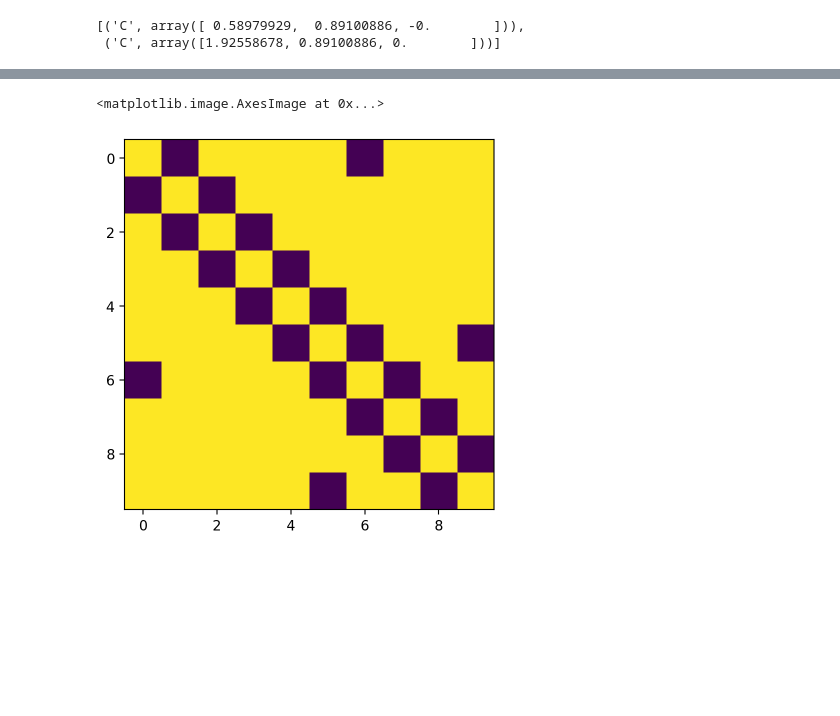
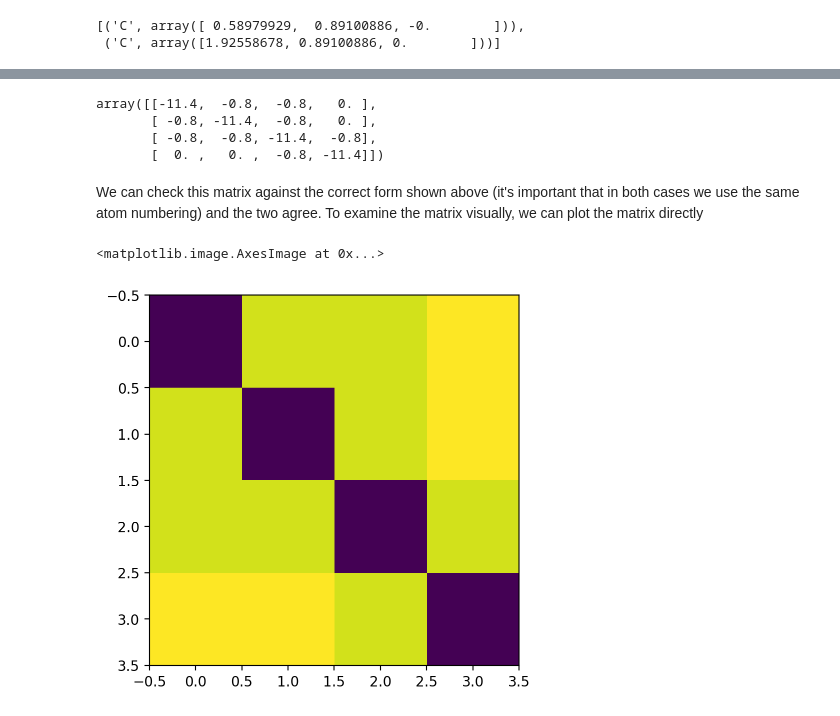
Before and after one commit to fevangelista/Quantum-Chemistry-Foundations, a Jupyter notebook: 02-Hückel Theory/02-Hückel Theory.ipynb, the cells around one changed output, grey strips where cells are left out. Drawn from its saved outputs; the diff is of its cells as text; code cells hidden in the pictures; blank space fills up the shorter version.

```diff
--- a/02-Hückel Theory/02-Hückel Theory.ipynb
+++ b/02-Hückel Theory/02-Hückel Theory.ipynb
@@ -305,7 +304,7 @@ def read_geometry(filename):
             print(line)
     return atoms
 
-atoms = read_geometry("ethylene.xyz")
+atoms = read_geometry("xyz/ethylene.xyz")
 atoms
 # %% [output]
 C        0.5897992921      0.8910088584     -0.0000000000
@@ -331,14 +330,14 @@ def read_geometry(filename):
     with open(filename, "r") as f:
         lines = f.readlines() # read all lines into a list
         for line in lines[2:]: # skip the first two lines
-            parts = line.split()
-            if len(parts) >= 4:
-                symbol = parts[0]
+            parts = line.split() # split the line into parts
+            symbol = parts[0]
+            if symbol == "C": # only keep carbon atoms
                 xyz = np.array([float(x) for x in parts[1:4]])
-                atoms.append((symbol, xyz)) if symbol == "C" else None
+                atoms.append((symbol, xyz))
     return atoms
 
-atoms = read_geometry("ethylene.xyz")
+atoms = read_geometry("xyz/ethylene.xyz")
 atoms
 # %% [output]
 [('C', array([ 0.58979929,  0.89100886, -0.        ])),
@@ -351,0 +367,10 @@ We are now done with part one. This functions could be improved in many ways. Fo
+# %%
+def build_huckel_hamiltonian(atoms, r_cutoff=1.5, alpha=-11.4, beta=-0.8):
+    N = len(atoms) # find the number of atoms from the length of the atoms list
+    H = np.zeros((N, N))
+
+    return H
+
+atoms = read_geometry("xyz/methylenecyclopropene_cation.xyz")
+H = build_huckel_hamiltonian(atoms)
+H
@@ -352,21 +410,34 @@ We are now done with part one. This functions could be improved in many ways. Fo
 # %%
-def build_huckel_hamiltonian(coords, r_cutoff=1.5, alpha=0.0, beta=-1.0):
-    N = len(coords)
+def build_huckel_hamiltonian(atoms, r_cutoff=1.5, alpha=-11.4, beta=-0.8):
+    N = len(atoms) # find the number of atoms from the length of the atoms list
     H = np.zeros((N, N))
-    for i, (_, xyz1) in enumerate(coords):
-        for j, (_, xyz2) in enumerate(coords):
-            distance = np.linalg.norm(xyz1 - xyz2)
+
+    for i in range(N):
+        for j in range(N):
+            r_i = atoms[i][1]
+            r_j = atoms[j][1]
+            distance = np.linalg.norm(r_i - r_j)
             if distance < r_cutoff:
                 if i == j:
-                    H[i, i] == alpha
+                    H[i, i] = alpha
                 else:
                     H[i, j] = beta
+
     return H
+
+atoms = read_geometry("xyz/methylenecyclopropene_cation.xyz")
+H = build_huckel_hamiltonian(atoms)
+H
+# %% [output]
+array([[-11.4,  -0.8,  -0.8,   0. ],
+       [ -0.8, -11.4,  -0.8,   0. ],
+       [ -0.8,  -0.8, -11.4,  -0.8],
+       [  0. ,   0. ,  -0.8, -11.4]])
+# %% [markdown]
+We can check this matrix against the correct form shown above (it's important that in both cases we use the same atom numbering) and the two agree. To examine the matrix visually, we can plot the matrix directly
 # %%
-coords = read_geometry("azulene.xyz")
-H = build_huckel_hamiltonian(coords, r_cutoff=1.54)
 plt.imshow(H)
 # %% [output]
 <matplotlib.image.AxesImage at 0x...>
-[figure, old version]
+[figure, new version]
 # %% [markdown]
```
Also changed, not shown: parts of 48 cells of this notebook, 19 other files.
